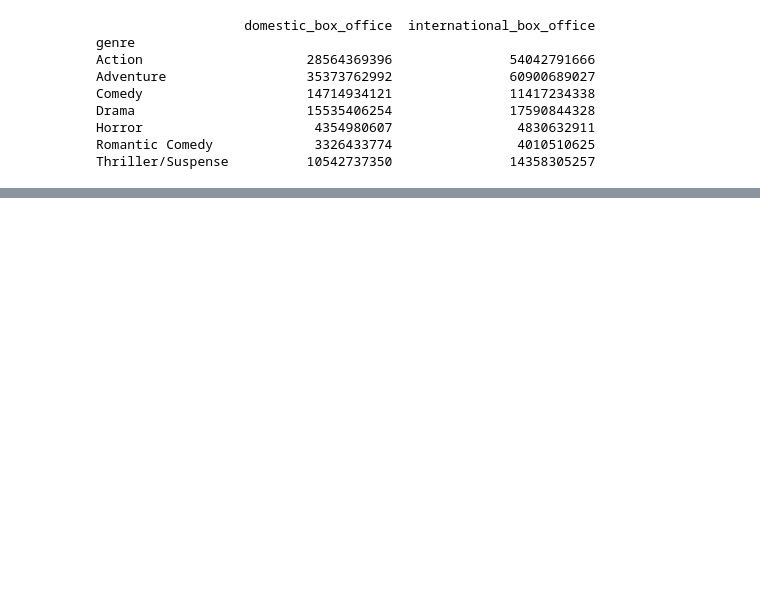
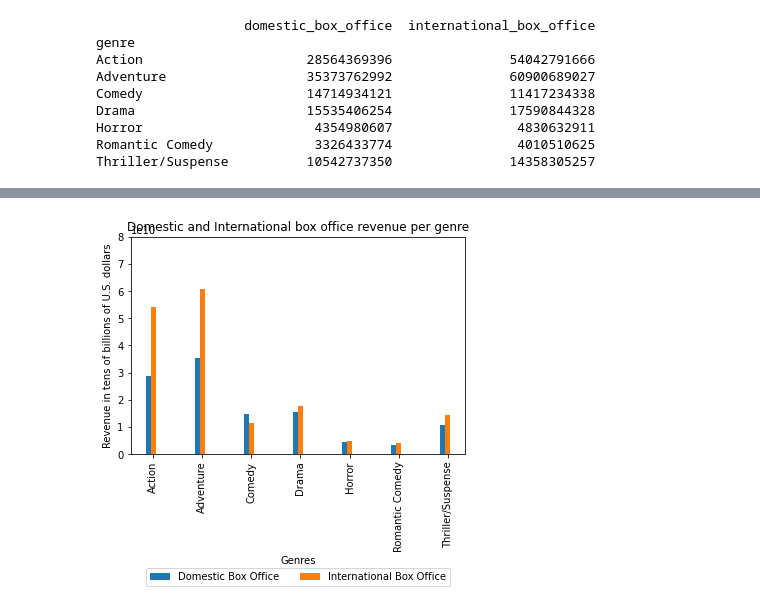
Before and after one commit to cspence001/Boxoffice_Project, a Jupyter notebook: Box Office Revenues By Genre.ipynb, the cells around one changed output, grey strips where cells are left out. Saved outputs shown, nothing was run; the diff lists cells and outputs as text; code cells hidden in the pictures; blank space fills up the shorter version.

```diff
--- a/Box Office Revenues By Genre.ipynb
+++ b/Box Office Revenues By Genre.ipynb
@@ -108,0 +118,19 @@ reduced_df
+# %%
+# Bar chart analysis comparing domestic and international box office revenues per genre
+# We can see that international box office revenues are higher for all genres except comedy
+
+names = reduced_df['genre'].values
+x = np.arange(len(reduced_df))
+w = 0.1
+plt.bar(x-w, reduced_df['domestic_box_office'].values, width=w, label='Domestic Box Office')
+plt.bar(x, reduced_df['international_box_office'].values, width=w, label='International Box Office')
+plt.ylim([0,80000000000])
+plt.tight_layout
+plt.xticks(tick_locations, reduced_df["genre"], rotation="vertical")
+plt.title('Domestic and International box office revenue per genre')
+plt.ylabel('Revenue in tens of billions of U.S. dollars')
+plt.xlabel('Genres')
+plt.legend(loc='upper center', bbox_to_anchor=(0.5, -0.5), fancybox=True, ncol=5)
+plt.show()
+# %% [output]
+[figure, added]
```
Also changed, not shown: parts of 14 cells of this notebook.
